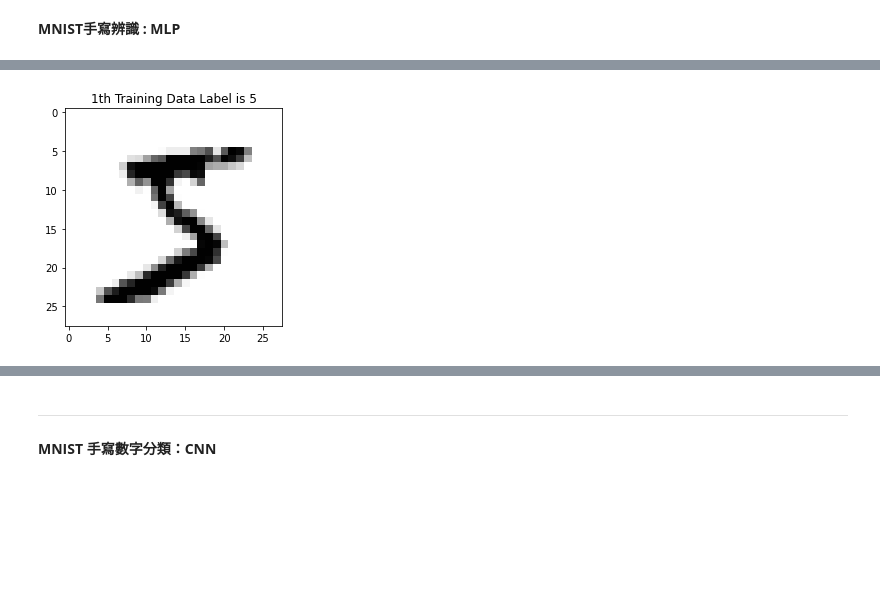
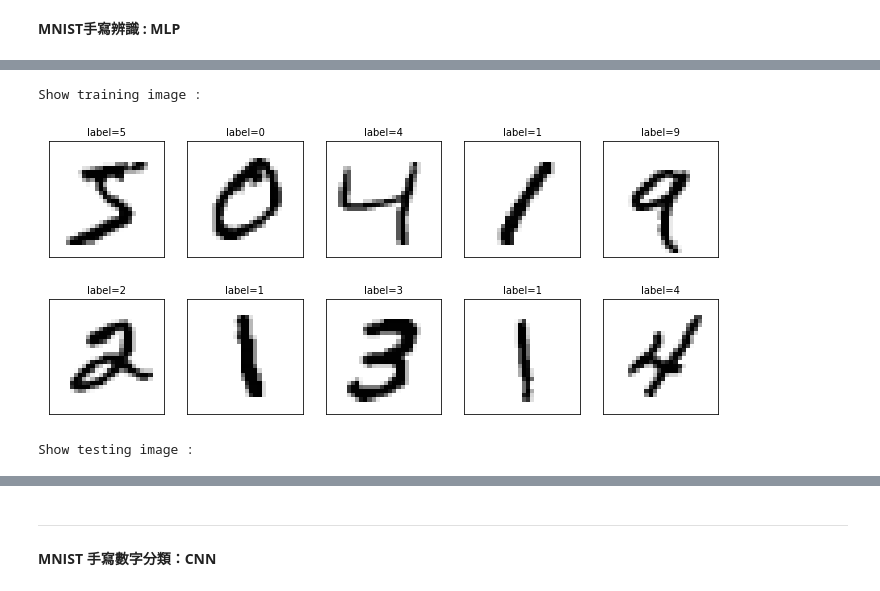
Before and after one commit to alan-chen-lab/MNIST, a Jupyter notebook: MNIST手寫辨識.ipynb, the cells around one changed output, grey strips where cells are left out. Saved outputs shown, nothing was run; the diff lists cells and outputs as text; code cells hidden in the pictures; blank space fills up the shorter version.

```diff
--- a/MNIST手寫辨識.ipynb
+++ b/MNIST手寫辨識.ipynb
@@ -14,18 +14,18 @@ from tensorflow.keras.utils import to_categorical
 seed = 7
 np.random.seed(seed)
 # 載入資料集
-(X_train, Y_train), (X_test, Y_test) = mnist.load_data()
+(X_train_image, Y_train_label), (X_test_image, Y_test_label) = mnist.load_data()
 # 將 28*28 圖片轉換成 784 的向量
-X_train = X_train.reshape(X_train.shape[0], 28*28).astype("float32")
-X_test = X_test.reshape(X_test.shape[0], 28*28).astype("float32")
-print(X_train.shape[0], 'train samples')
-print(X_test.shape[0], 'test samples')
-# 因為是固定範圍, 所以執行正規化, 從 0-255 至 0-1
-X_train = X_train / 255
-X_test = X_test / 255
+X_train1D = X_train_image.reshape(X_train_image.shape[0], 28*28).astype("float32")
+X_test1D = X_test_image.reshape(X_test_image.shape[0], 28*28).astype("float32")
+print(X_train1D.shape[0], 'train samples')
+print(X_test1D.shape[0], 'test samples')
+# 因為是固定範圍, 所以執行正規化(normalize), 從 0-255 至 0-1
+X_train = X_train1D / 255
+X_test = X_test1D / 255
 # One-hot編碼
-Y_train = to_categorical(Y_train)
-Y_test = to_categorical(Y_test)
+Y_train = to_categorical(Y_train_label)
+Y_test = to_categorical(Y_test_label)
 # 定義模型
 model = Sequential()
 model.add(Dense(32, input_dim=28*28, activation="relu"))
@@ -48,6 +48,7 @@ print("訓練資料集的損失度 = ", score[0])
 score1 = model.evaluate(X_test, Y_test, verbose=0)
 print("測試資料集的準確度 = ", score1[1])
 print("測試資料集的損失度 = ", score1[0])
+print()
 # 顯示圖表來分析模型的訓練過程
 import matplotlib.pyplot as plt
 # 顯示訓練和驗證損失
@@ -61,6 +62,7 @@ plt.xlabel("Epochs")
 plt.ylabel("Loss")
 plt.legend()
 plt.show()
+print()
 # 顯示訓練和驗證準確度
 acc = history.history["accuracy"]
 epochs = range(1, len(acc)+1)
@@ -79,23 +81,49 @@ plt.show()
 #image = np.reshape(image.ravel(), (28, 28))
 #plt.imshow(image)
 #plt.show()
-for i in [0, 1, 2]:
-    img = np.reshape(X_train[i, :], (28, 28)) # 28 by 28 matrix
-    label = np.argmax(Y_train[i, :] ) # Label
-    plt.imshow(img, cmap='binary')
-    plt.title("" + str(i + 1) + "th Training Data "
-              + "Label is " + str(label))
-    plt.show()
+#for i in [0, 1, 2]:
+    #img = np.reshape(X_train[i, :], (28, 28)) # 28 by 28 matrix
+    #label = np.argmax(Y_train[i, :] ) # Label
+    #plt.imshow(img, cmap='binary')
+    #plt.title("" + str(i + 1) + "th Training Data "
+             # + "Label is " + str(label))
+    #plt.show()
 # 顯示測試圖片
-for i in [0, 1, 2]:
-    img = np.reshape(X_test[i, :], (28, 28)) # 28 by 28 matrix
-    label = np.argmax(Y_test[i, :] ) # Label
-    plt.imshow(img, cmap='binary')
-    plt.title("" + str(i + 1) + "th Testing Data "
-              + "Label is " + str(label))
-    plt.show()
+#for i in [0, 1, 2]:
+    #img = np.reshape(X_test[i, :], (28, 28)) # 28 by 28 matrix
+    #label = np.argmax(Y_test[i, :] ) # Label
+    #plt.imshow(img, cmap='binary')
+    #plt.title("" + str(i + 1) + "th Testing Data "
+    #          + "Label is " + str(label))
+   # plt.show()
+# 顯示訓練圖片(前10)+預測結果
+def plot_images_labels_predict(images, labels, prediction, idx, num=10):
+  fig = plt.gcf()
+  fig.set_size_inches(12,14)
+  if num>25: num=25
+  for i in range(0, num):
+    ax = plt.subplot(5,5,1+i)
+    ax.imshow(images[idx], cmap='binary')
+    title= "label=" +str(labels[idx])
+    if len(prediction)>0:
+      title+=",predict="+str(prediction[idx])
 
+    ax.set_title(title,fontsize=10)
+    ax.set_xticks([]); ax.set_yticks([])
+    idx+=1
+  plt.show()
+print()
+print("Show training image :")
+plot_images_labels_predict(X_train_image,Y_train_label,[],0,10)
+print("Show testing image :")
+plot_images_labels_predict(X_test_image,Y_test_label,[],0,10)
+prediction = model.predict(X_test)
+print("Show prediction result:")
+plot_images_labels_predict(X_test_image,Y_test_label,prediction,idx=0,num=1)
+print("which label has the highest confidence value:", np.argmax(prediction[0]))
+print("Validate Y_test_label:", Y_test_label[0])
 # 顯示模型
+print()
 from keras.utils.vis_utils import plot_model
 plot_model(model, to_file='MLP　model.png')
 # %% [output]
@@ -121 +149,3 @@ _________________________________________________________________
+Show training image :
-[figure, old version]
+[figure, new version]
+Show testing image :
```
Also changed, not shown: parts of 1 cell of this notebook.
